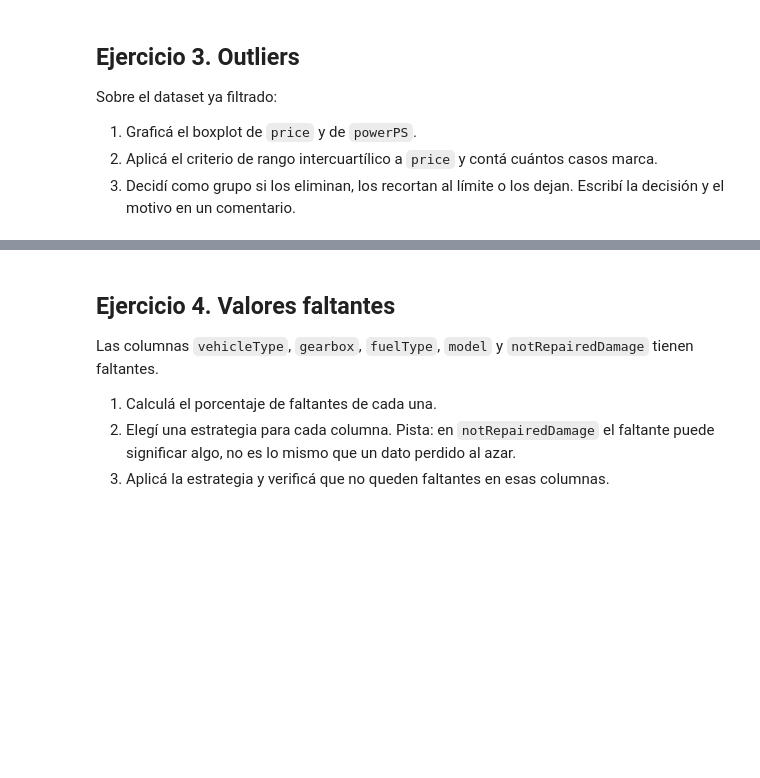
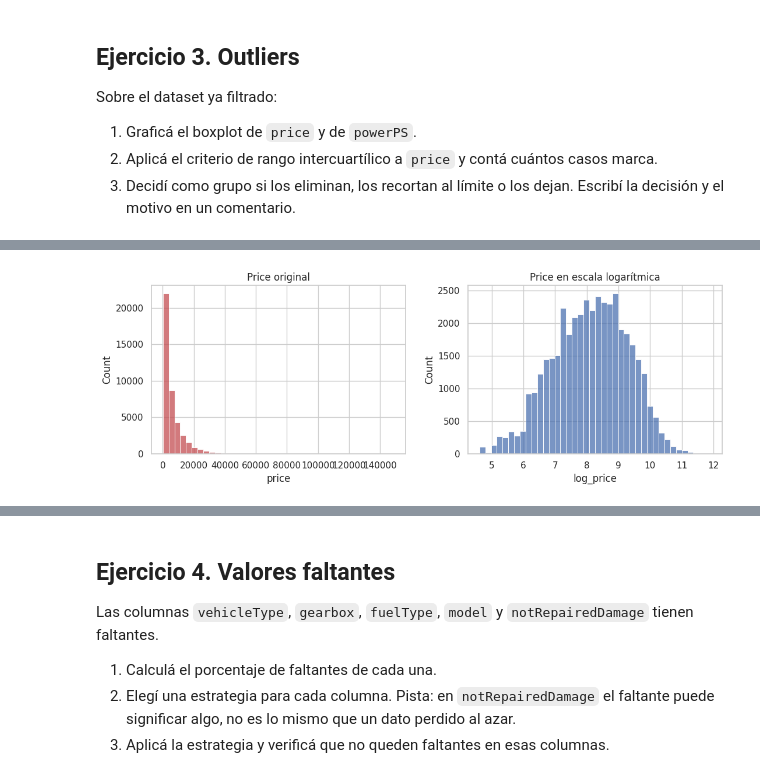
Before and after one commit to EmiiFernandez/actividades_data_sciente_ypf, a Jupyter notebook: notebook/C09_Notebook-13.ipynb, the cells around one changed output, grey strips where cells are left out. Drawn from its saved outputs; the diff is of its cells as text; code cells hidden in the pictures; blank space fills up the shorter version.

```diff
--- a/notebook/C09_Notebook-13.ipynb
+++ b/notebook/C09_Notebook-13.ipynb
@@ -737,0 +881,15 @@ Sobre el dataset ya filtrado:
+# %%
+# Aplicá el criterio de rango intercuartílico a price y contá cuántos casos marca.
+
+# Analizo price con histograma
+autos_filtrado["log_price"] = np.log1p(autos_filtrado["price"])
+
+fig, axes = plt.subplots(1, 2, figsize=(11, 4))
+sns.histplot(autos_filtrado["price"], bins=40, ax=axes[0], color="#C44E52")
+axes[0].set_title("Price original")
+sns.histplot(autos_filtrado["log_price"], bins=40, ax=axes[1], color="#4C72B0")
+axes[1].set_title("Price en escala logarítmica")
+plt.tight_layout()
+plt.show()
+# %% [output]
+[figure, added]
```
Also changed, not shown: parts of 24 cells of this notebook.
